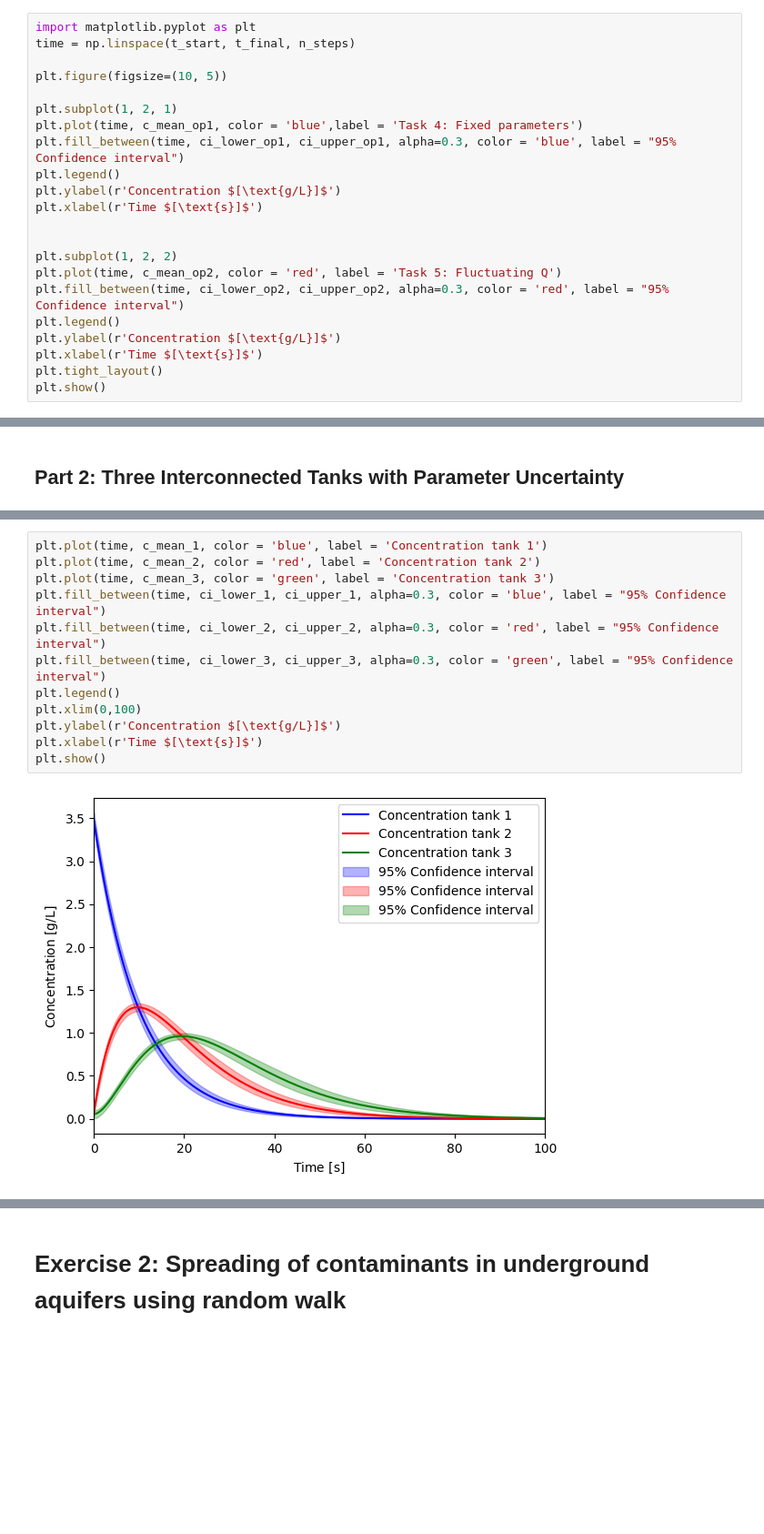
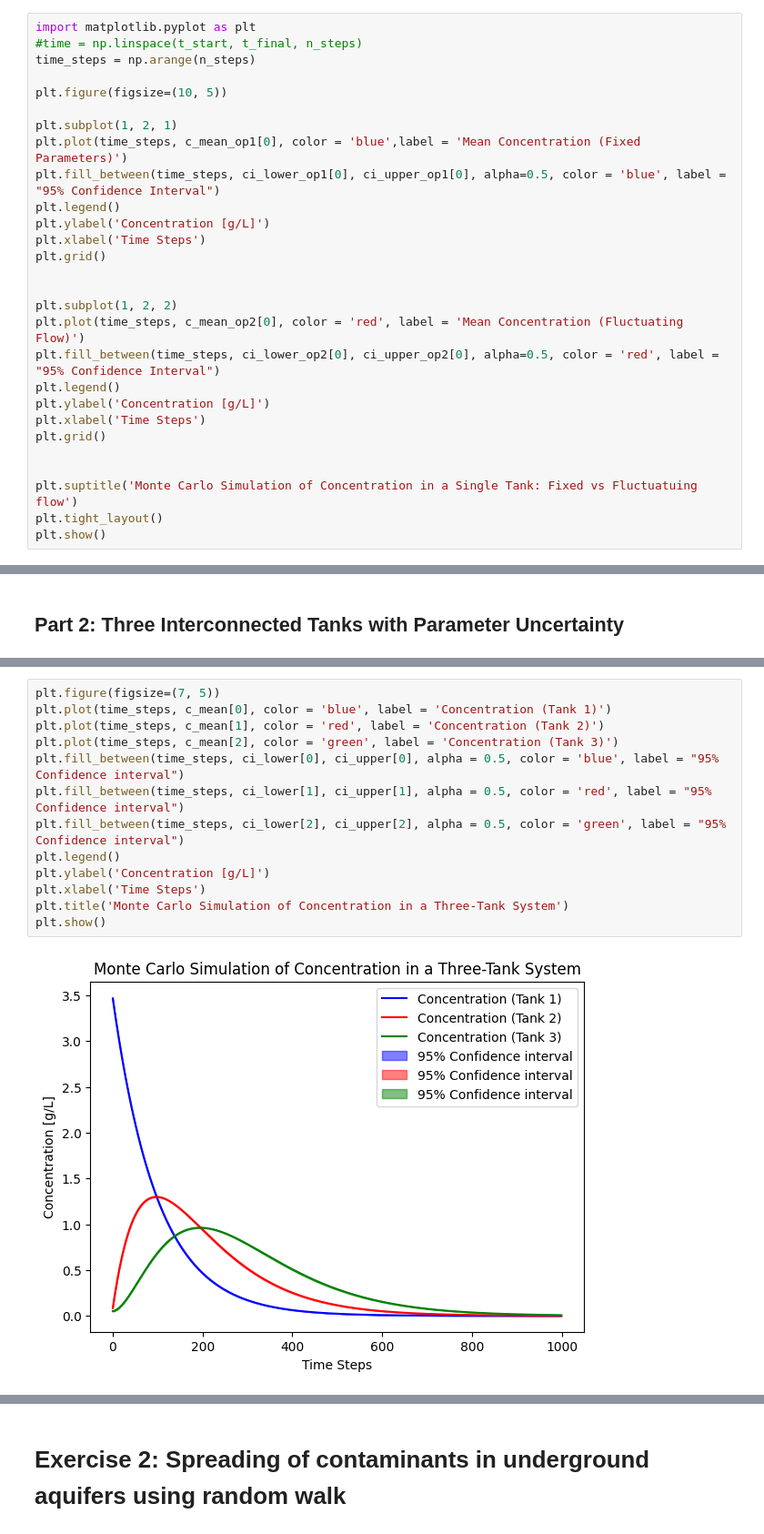
Before and after one commit to simengaasland/MOD510-Projects, a Jupyter notebook: Project 4/Project4_Report.ipynb, the cells around one changed output, grey strips where cells are left out. Shown: that part at 91% size. Saved outputs shown, nothing was run; the diff lists cells and outputs as text; blank space fills up the shorter version.

```diff
--- a/Project 4/Project4_Report.ipynb
+++ b/Project 4/Project4_Report.ipynb
@@ -288,23 +303,29 @@ plt.show()
 # %%
 import matplotlib.pyplot as plt
-time = np.linspace(t_start, t_final, n_steps)
+#time = np.linspace(t_start, t_final, n_steps)
+time_steps = np.arange(n_steps)
 
 plt.figure(figsize=(10, 5))
 
 plt.subplot(1, 2, 1)
-plt.plot(time, c_mean_op1, color = 'blue',label = 'Task 4: Fixed parameters')
-plt.fill_between(time, ci_lower_op1, ci_upper_op1, alpha=0.3, color = 'blue', label = "95% Confidence interval")
+plt.plot(time_steps, c_mean_op1[0], color = 'blue',label = 'Mean Concentration (Fixed Parameters)')
+plt.fill_between(time_steps, ci_lower_op1[0], ci_upper_op1[0], alpha=0.5, color = 'blue', label = "95% Confidence Interval")
 plt.legend()
-plt.ylabel(r'Concentration $[\text{g/L}]$')
-plt.xlabel(r'Time $[\text{s}]$')
+plt.ylabel('Concentration [g/L]')
+plt.xlabel('Time Steps')
+plt.grid()
 
 
 plt.subplot(1, 2, 2)
-plt.plot(time, c_mean_op2, color = 'red', label = 'Task 5: Fluctuating Q')
-plt.fill_between(time, ci_lower_op2, ci_upper_op2, alpha=0.3, color = 'red', label = "95% Confidence interval")
+plt.plot(time_steps, c_mean_op2[0], color = 'red', label = 'Mean Concentration (Fluctuating Flow)')
+plt.fill_between(time_steps, ci_lower_op2[0], ci_upper_op2[0], alpha=0.5, color = 'red', label = "95% Confidence Interval")
 plt.legend()
-plt.ylabel(r'Concentration $[\text{g/L}]$')
-plt.xlabel(r'Time $[\text{s}]$')
+plt.ylabel('Concentration [g/L]')
+plt.xlabel('Time Steps')
+plt.grid()
+
+
+plt.suptitle('Monte Carlo Simulation of Concentration in a Single Tank: Fixed vs Fluctuatuing flow')
 plt.tight_layout()
 plt.show()
 # %% [output]
@@ -369,14 +367,15 @@ ci_lower_3, ci_upper_3 = np.percentile(concentration_3_history, [2.5, 97.5], axi
 # %%
-plt.plot(time, c_mean_1, color = 'blue', label = 'Concentration tank 1')
-plt.plot(time, c_mean_2, color = 'red', label = 'Concentration tank 2')
-plt.plot(time, c_mean_3, color = 'green', label = 'Concentration tank 3')
-plt.fill_between(time, ci_lower_1, ci_upper_1, alpha=0.3, color = 'blue', label = "95% Confidence interval")
-plt.fill_between(time, ci_lower_2, ci_upper_2, alpha=0.3, color = 'red', label = "95% Confidence interval")
-plt.fill_between(time, ci_lower_3, ci_upper_3, alpha=0.3, color = 'green', label = "95% Confidence interval")
+plt.figure(figsize=(7, 5))
+plt.plot(time_steps, c_mean[0], color = 'blue', label = 'Concentration (Tank 1)')
+plt.plot(time_steps, c_mean[1], color = 'red', label = 'Concentration (Tank 2)')
+plt.plot(time_steps, c_mean[2], color = 'green', label = 'Concentration (Tank 3)')
+plt.fill_between(time_steps, ci_lower[0], ci_upper[0], alpha = 0.5, color = 'blue', label = "95% Confidence interval")
+plt.fill_between(time_steps, ci_lower[1], ci_upper[1], alpha = 0.5, color = 'red', label = "95% Confidence interval")
+plt.fill_between(time_steps, ci_lower[2], ci_upper[2], alpha = 0.5, color = 'green', label = "95% Confidence interval")
 plt.legend()
-plt.xlim(0,100)
-plt.ylabel(r'Concentration $[\text{g/L}]$')
-plt.xlabel(r'Time $[\text{s}]$')
+plt.ylabel('Concentration [g/L]')
+plt.xlabel('Time Steps')
+plt.title('Monte Carlo Simulation of Concentration in a Three-Tank System')
 plt.show()
 # %% [output]
-[figure, old version]
+[figure, new version]
```
Also changed, not shown: parts of 40 cells of this notebook.
